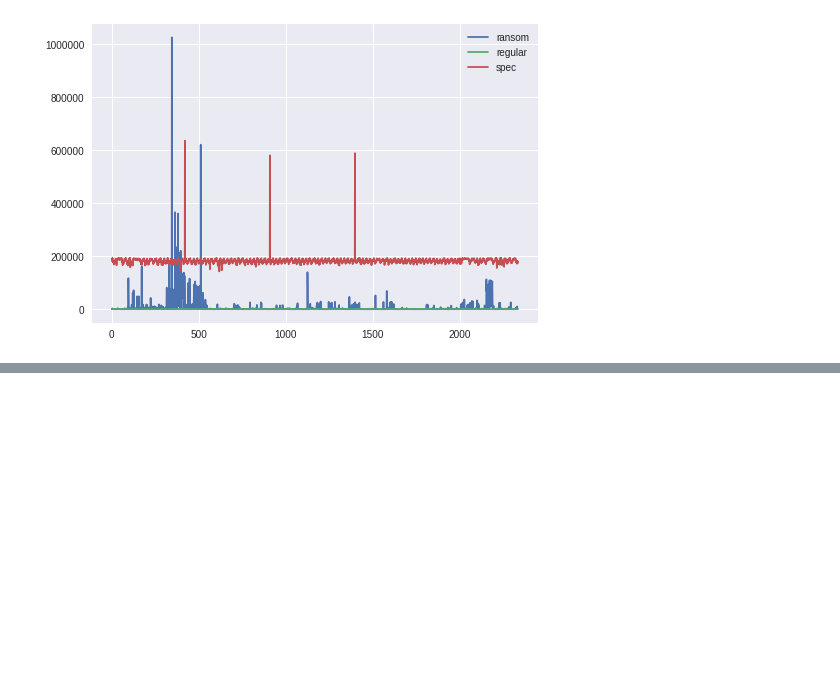
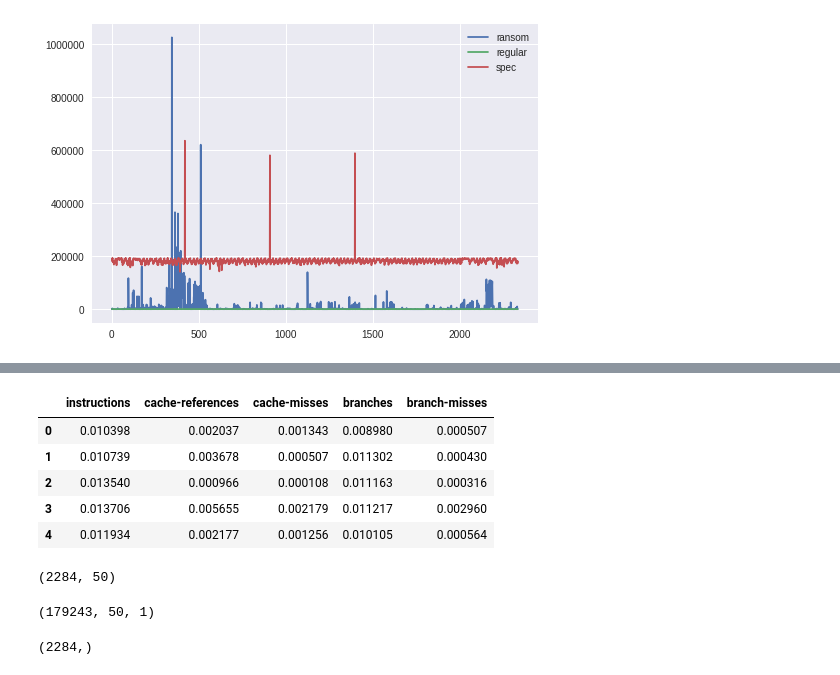
Before and after one commit to kumarshankar/Ransomware-Detector, a Jupyter notebook: FADML_wannacry1.ipynb, the cells around one changed output, grey strips where cells are left out. Saved outputs shown, nothing was run; the diff lists cells and outputs as text; code cells hidden in the pictures; blank space fills up the shorter version.

```diff
--- a/FADML_wannacry1.ipynb
+++ b/FADML_wannacry1.ipynb
@@ -191,0 +214,19 @@ plot_results_multiple(predictions, y_test, 50)
+# %%
+# Now start testing on ransomware data
+
+np_scaled = min_max_scaler.fit_transform(ransom_data)
+ransom_normalized = pd.DataFrame(np_scaled)
+ransom_normalized = ransom_normalized.rename(columns= {0: 'instructions',
+                                                         1:'cache-references',
+                                                         2:'cache-misses',
+                                                         3:'branches',
+                                                         4:'branch-misses'})
+# %%
+ransom_normalized.head()
+# %% [output]
+|  | instructions | cache-references | cache-misses | branches | branch-misses |
+| 0 | 0.010398 | 0.002037 | 0.001343 | 0.008980 | 0.000507 |
+| 1 | 0.010739 | 0.003678 | 0.000507 | 0.011302 | 0.000430 |
+| 2 | 0.013540 | 0.000966 | 0.000108 | 0.011163 | 0.000316 |
+| 3 | 0.013706 | 0.005655 | 0.002179 | 0.011217 | 0.002960 |
+| 4 | 0.011934 | 0.002177 | 0.001256 | 0.010105 | 0.000564 |
@@ -191,0 +243,12 @@ plot_results_multiple(predictions, y_test, 50)
+# %%
+x_test.shape
+# %% [output]
+(2284, 50)
+# %%
+x_train.shape
+# %% [output]
+(179243, 50, 1)
+# %%
+y_test.shape
+# %% [output]
+(2284,)
```
Also changed, not shown: parts of 30 cells of this notebook.
